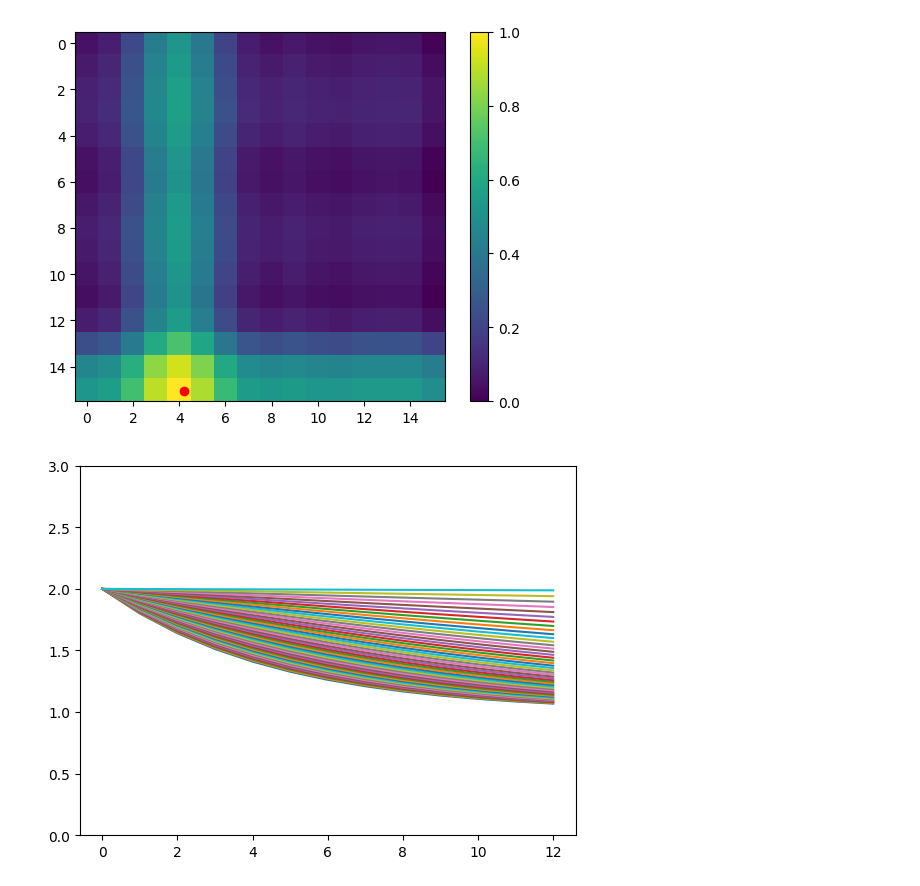
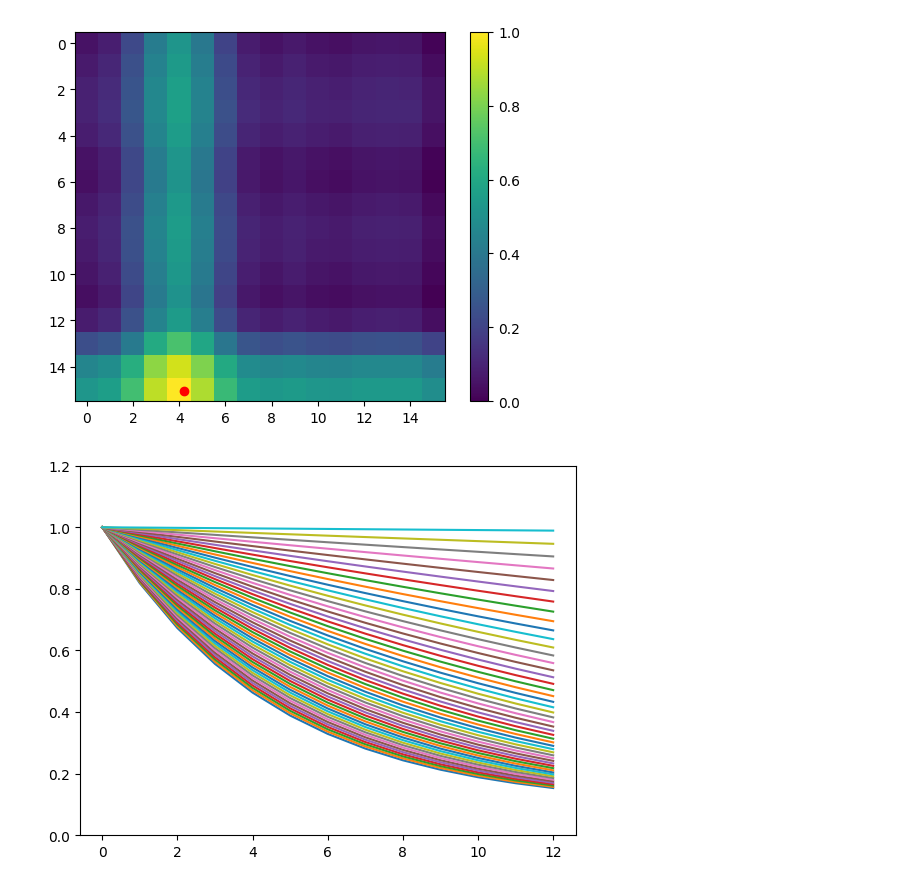
Before and after one commit to Leo00010011/From-Noisy-Eye-Tracking-To-Scanpath, a Jupyter notebook: src/notebooks/test_gaussian_fourier.ipynb, the cells around one changed output. Saved outputs shown, nothing was run; the diff lists cells and outputs as text; code cells hidden in the pictures.

Commit message:
adding alpha to the weight scheduler

```diff
--- a/src/notebooks/test_gaussian_fourier.ipynb
+++ b/src/notebooks/test_gaussian_fourier.ipynb
@@ -44,11 +44,12 @@ torch.Size([2])
 # %%
 x = torch.arange(13)
 b = 0.8
-plt.ylim(0, 3)
+plt.ylim(0, 1.2)
 b = torch.linspace(0.8,0.999,50)
+alpha = 10
 for i in range(50):
-    y = (b[i]**x) + 1
+    y = (alpha* (b[i]**x) + 1)/(1 + alpha)
     plt.plot(x,y)
 plt.show()
 # %% [output]
-[figure, old version]
+[figure, new version]
```
Also changed, not shown: 3 other files.
